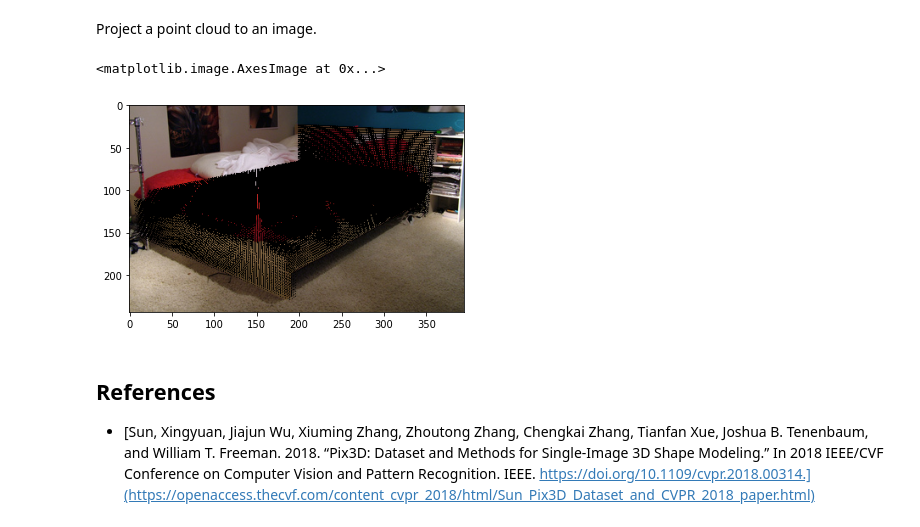
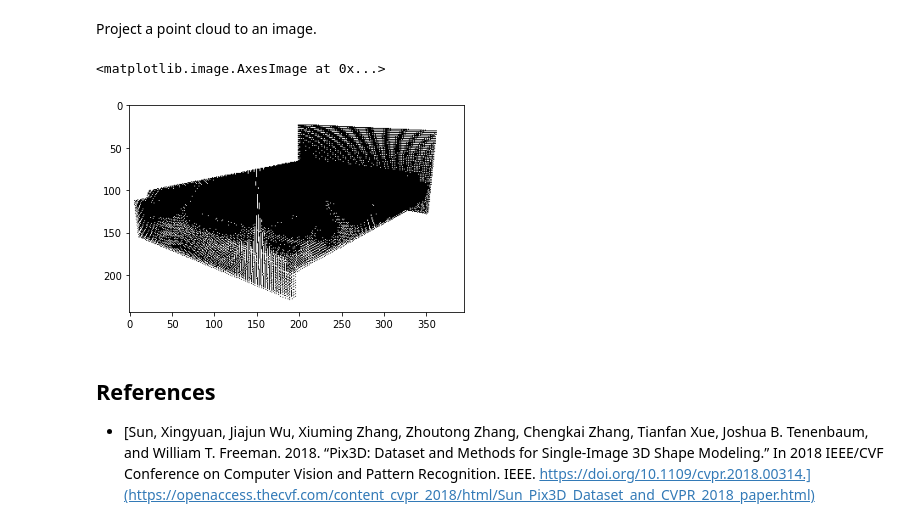
Before and after one commit to Obarads/Point_Cloud_Tutorial, a Jupyter notebook: python/datasets/pix3d.ipynb, the cells around one changed output. Drawn from its saved outputs; the diff is of its cells as text; code cells hidden in the pictures.

```diff
--- a/python/datasets/pix3d.ipynb
+++ b/python/datasets/pix3d.ipynb
@@ -125,19 +122,19 @@ Project a point cloud to an image.
 # %%
 img_x, img_y = info["img_size"]
 focal_length = info["focal_length"]
 sensor_width = 32 # mm
 rotation_matrix = np.array(info["rot_mat"])
 translation_matrix = np.array(info["trans_mat"])
 
 fx = fy = focal_length / sensor_width * img_x
 cx = img_x / 2
 cy = img_y / 2
 
-p_img, _ = point_to_image(point_cloud, img, fx, fy, cx, cy, rotation_matrix, translation_matrix)
+p_img, _ = point_to_image(point_cloud, img_y, img_x, fx, fy, cx, cy, rotation_matrix, translation_matrix)
 plt.imshow(p_img)
 # %% [output]
 <matplotlib.image.AxesImage at 0x...>
-[figure, old version]
+[figure, new version]
 # %% [markdown]
 ## References
 - [Sun, Xingyuan, Jiajun Wu, Xiuming Zhang, Zhoutong Zhang, Chengkai Zhang, Tianfan Xue, Joshua B. Tenenbaum, and William T. Freeman. 2018. “Pix3D: Dataset and Methods for Single-Image 3D Shape Modeling.” In 2018 IEEE/CVF Conference on Computer Vision and Pattern Recognition. IEEE. https://doi.org/10.1109/cvpr.2018.00314.](https://openaccess.thecvf.com/content_cvpr_2018/html/Sun_Pix3D_Dataset_and_CVPR_2018_paper.html)
```
Also changed, not shown: parts of 2 cells of this notebook, 32 other files.
